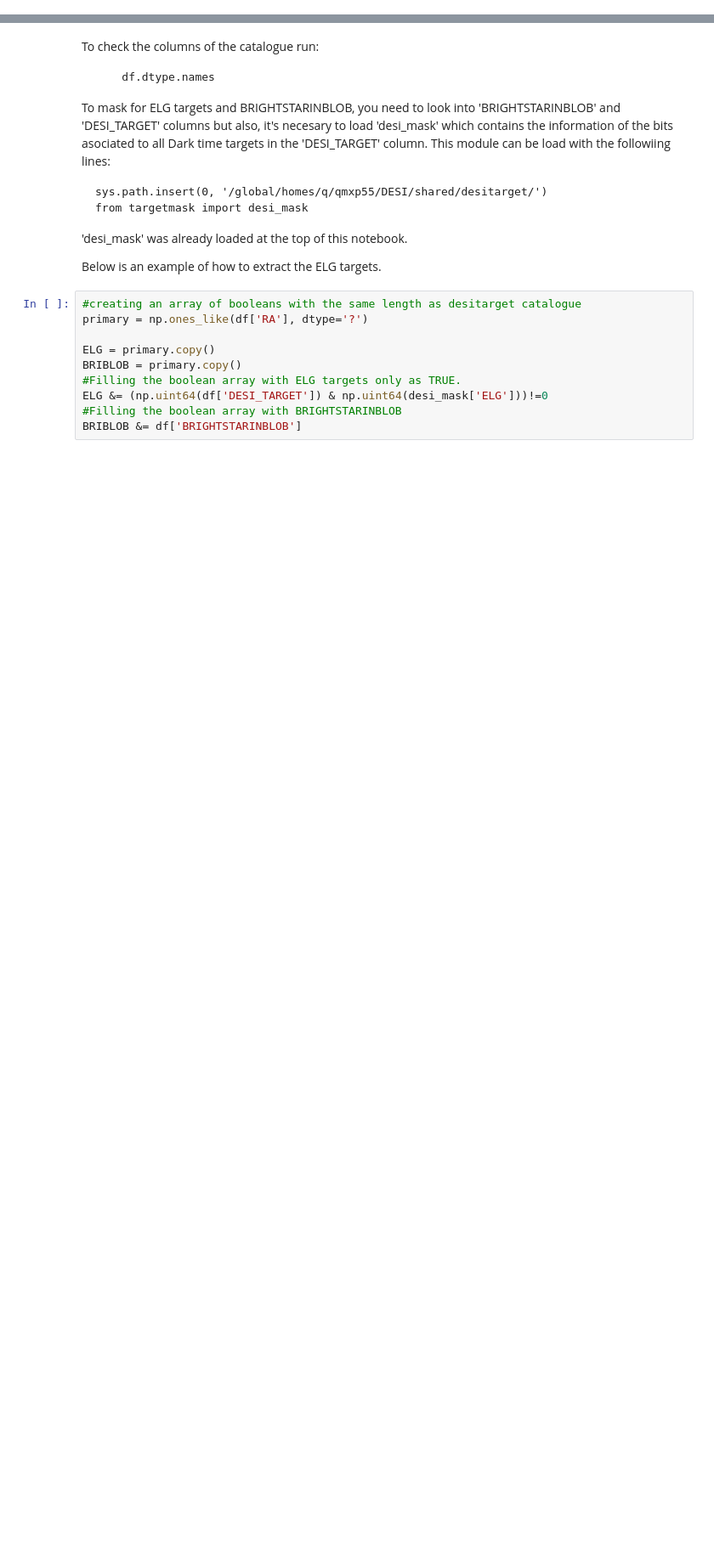
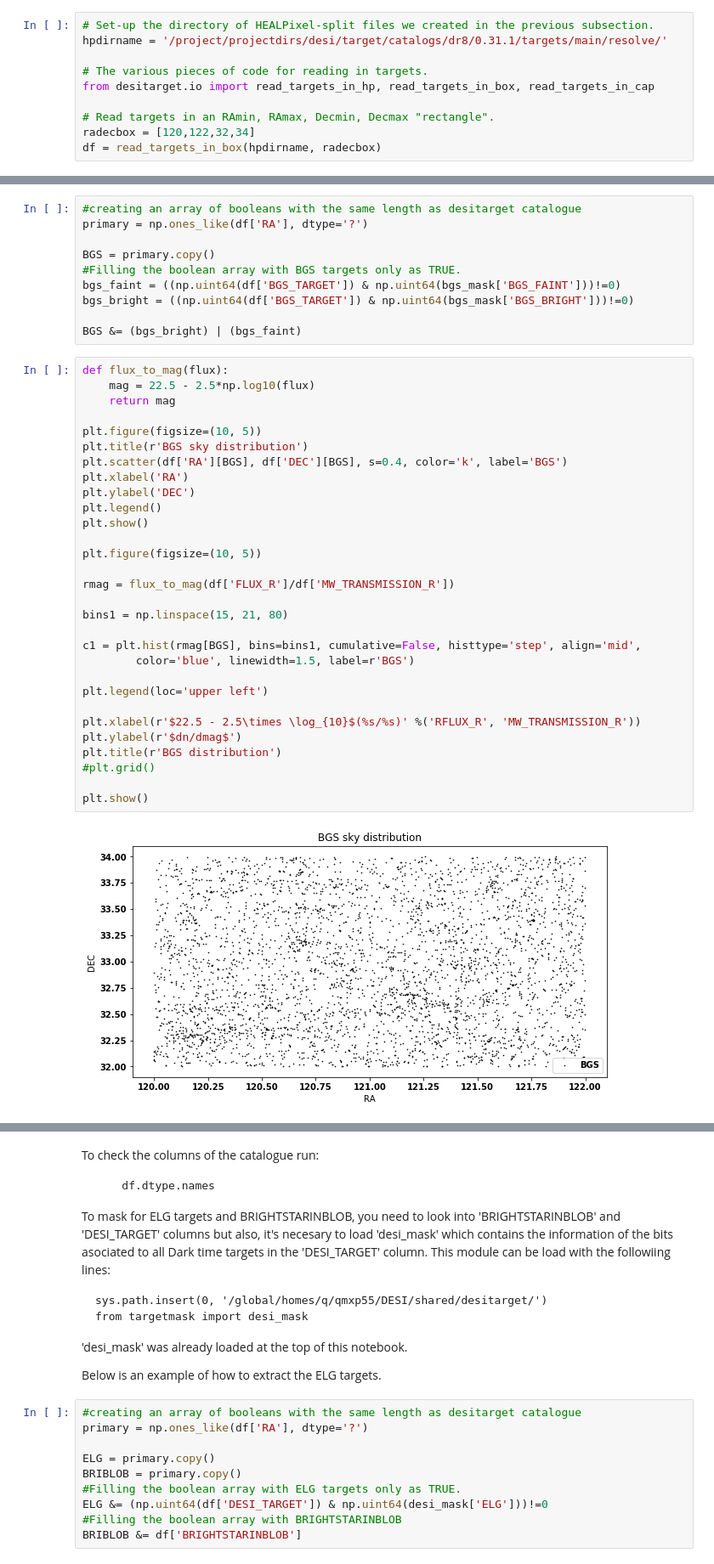
Before and after one commit to qmxp55/shared_nersc, a Jupyter notebook: desitarget_example.ipynb, the cells around one changed output, grey strips where cells are left out. Shown at 85% size. Cells and saved outputs as stored; diff of their text form; blank space fills up the shorter version.

```diff
--- a/desitarget_example.ipynb
+++ b/desitarget_example.ipynb
@@ -34,0 +47,10 @@ NameError: name 'fitsio' is not defined
+# %%
+# Set-up the directory of HEALPixel-split files we created in the previous subsection.
+hpdirname = '/project/projectdirs/desi/target/catalogs/dr8/0.31.1/targets/main/resolve/'
+
+# The various pieces of code for reading in targets.
+from desitarget.io import read_targets_in_hp, read_targets_in_box, read_targets_in_cap
+
+# Read targets in an RAmin, RAmax, Decmin, Decmax "rectangle".
+radecbox = [120,122,32,34]
+df = read_targets_in_box(hpdirname, radecbox)
@@ -34,0 +72,42 @@ NameError: name 'fitsio' is not defined
+# %%
+#creating an array of booleans with the same length as desitarget catalogue
+primary = np.ones_like(df['RA'], dtype='?')
+
+BGS = primary.copy()
+#Filling the boolean array with BGS targets only as TRUE.
+bgs_faint = ((np.uint64(df['BGS_TARGET']) & np.uint64(bgs_mask['BGS_FAINT']))!=0)
+bgs_bright = ((np.uint64(df['BGS_TARGET']) & np.uint64(bgs_mask['BGS_BRIGHT']))!=0)
+
+BGS &= (bgs_bright) | (bgs_faint)
+# %%
+def flux_to_mag(flux):
+    mag = 22.5 - 2.5*np.log10(flux)
+    return mag
+
+plt.figure(figsize=(10, 5))
+plt.title(r'BGS sky distribution')
+plt.scatter(df['RA'][BGS], df['DEC'][BGS], s=0.4, color='k', label='BGS')
+plt.xlabel('RA')
+plt.ylabel('DEC')
+plt.legend()
+plt.show()
+
+plt.figure(figsize=(10, 5))
+
+rmag = flux_to_mag(df['FLUX_R']/df['MW_TRANSMISSION_R'])
+
+bins1 = np.linspace(15, 21, 80)
+
+c1 = plt.hist(rmag[BGS], bins=bins1, cumulative=False, histtype='step', align='mid',
+        color='blue', linewidth=1.5, label=r'BGS')
+
+plt.legend(loc='upper left')
+
+plt.xlabel(r'$22.5 - 2.5\times \log_{10}$(%s/%s)' %('RFLUX_R', 'MW_TRANSMISSION_R'))
+plt.ylabel(r'$dn/dmag$')
+plt.title(r'BGS distribution')
+#plt.grid()
+
+plt.show()
+# %% [output]
+[figure, added]
```
Also changed, not shown: parts of 16 cells of this notebook.
